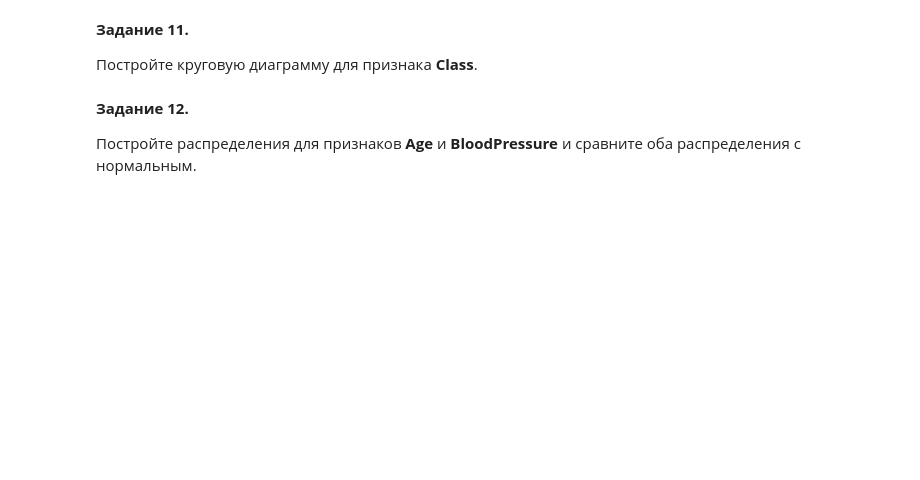
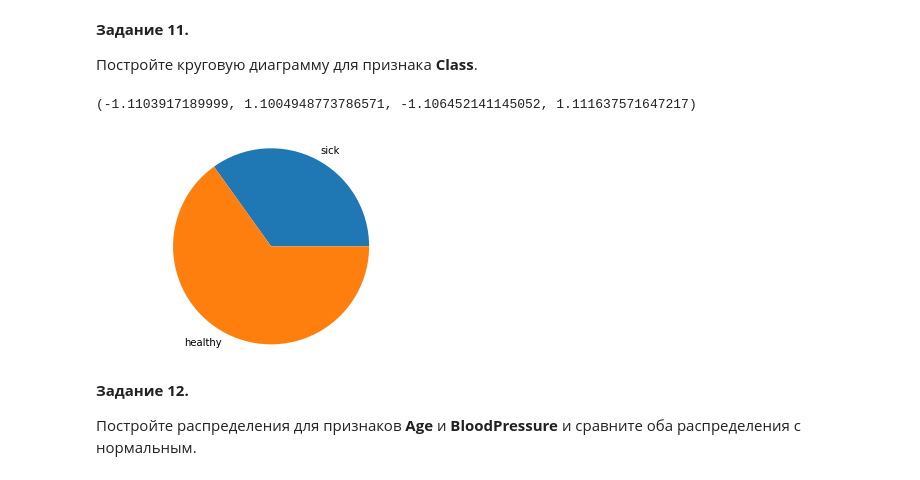
Before and after one commit to Sitych/technological_prackt, a Jupyter notebook: pandas_pract/pandas_pract 2.ipynb, the cells around one changed output. Cells and saved outputs as stored; diff of their text form; code cells hidden in the pictures; blank space fills up the shorter version.

```diff
--- a/pandas_pract/pandas_pract 2.ipynb
+++ b/pandas_pract/pandas_pract 2.ipynb
@@ -110,3 +184,15 @@ __Задание 11.__
+# %%
+# ( ͡° ͜ʖ ͡°)づ ━━ ✫・*。
+vals = [data["Class"][data["Class"] == 1].size / data["Class"].size,
+        data["Class"][data["Class"] == 0].size / data["Class"].size]
+labels = ["sick", "healthy"]
+
+fig, ax = plt.subplots()
+ax.pie(vals, labels=labels)
+ax.axis("equal")
+# %% [output]
+(-1.1103917189999, 1.1004948773786571, -1.106452141145052, 1.111637571647217)
+[figure, added]
 # %% [markdown]
 __Задание 12.__
 
```
Also changed, not shown: parts of 39 cells of this notebook.
